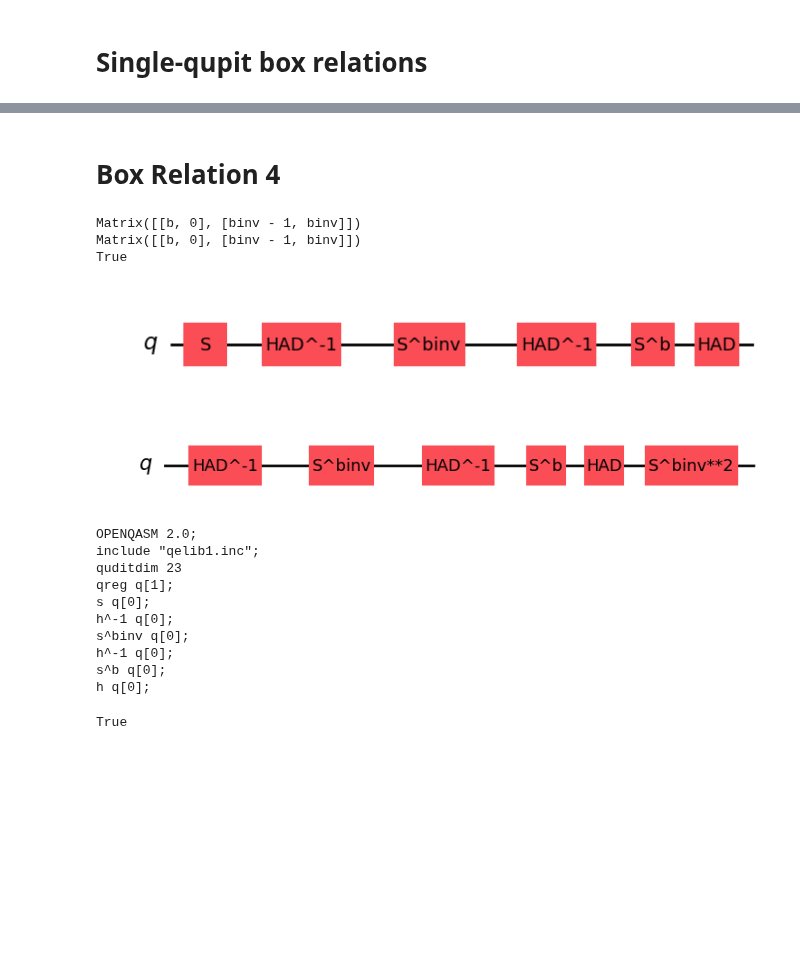
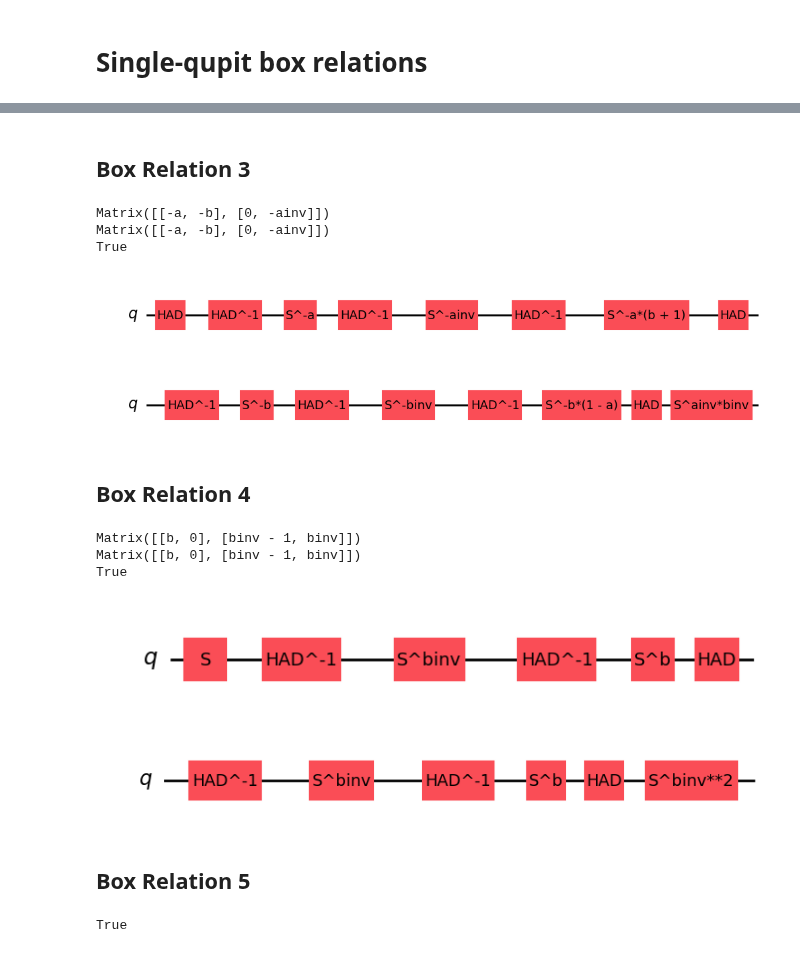
Before and after one commit to SarahMMMLi/QuditClifford, a Jupyter notebook: notebooks/BoxRelation-Soundness.ipynb, the cells around one changed output, grey strips where cells are left out. Saved outputs shown, nothing was run; the diff lists cells and outputs as text; code cells hidden in the pictures; blank space fills up the shorter version.

```diff
--- a/notebooks/BoxRelation-Soundness.ipynb
+++ b/notebooks/BoxRelation-Soundness.ipynb
@@ -306,8 +382,44 @@ Matrix([[1, 0], [-b, 1]])
+# %% [markdown]
+## Box Relation 3
+# %%
+a = symbols("a")
+ainv = symbols("ainv")
+b = symbols("b")
+binv = symbols("binv")
+Ab_neg_a = dizx.Circuit(qudit_amount=1, dim=p)
+Ab_neg_a += H**-1 + S**-b + H**-1 + S**-binv + H**-1 + S**(-b*(-a+1)) + H
+BR3lhs = dizx.Circuit(qudit_amount=1, dim=p)
+BR3rhs = dizx.Circuit(qudit_amount=1, dim=p)
+BR3lhs += H + Aab
+BR3rhs += Ab_neg_a + S**(ainv * binv)
+
+BR3lhs_m = BR3lhs.to_symplectic_matrix()
+BR3lhs_m_reduce = dizx.symplectic.reduce_matrix(BR3lhs_m,[(a,ainv),(b,binv)])
+print(BR3lhs_m_reduce)
+BR3rhs_m = BR3rhs.to_symplectic_matrix()
+BR3rhs_m_reduce = dizx.symplectic.reduce_matrix(BR3rhs_m, [(a,ainv),(b,binv)])
+print(BR3rhs_m_reduce)
+print(dizx.symplectic.compare_matrices(BR3lhs_m_reduce, BR3rhs_m_reduce, modulus=p))
+display(BR3lhs.draw())
+display(BR3rhs.draw())
+
+name_of_file = 'BR3-lhs'
+complete_name = os.path.join(save_to_path, name_of_file+".qasm")
+with open(complete_name, 'w+') as fBR3_lhs:
+    fBR3_lhs.write(BR3lhs.to_qasm())
+name_of_file = 'BR3-rhs'
+complete_name = os.path.join(save_to_path, name_of_file+".qasm")
+with open(complete_name, 'w+') as fBR3_rhs:
+    fBR3_rhs.write(BR3rhs.to_qasm())
+# %% [output]
+Matrix([[-a, -b], [0, -ainv]])
+Matrix([[-a, -b], [0, -ainv]])
+True
+[figure, added]
+[figure, added]
 # %% [markdown]
-# Box Relation 4
+## Box Relation 4
 # %%
-# a = symbols("a")
-# ainv = symbols("ainv")
 b = symbols("b")
 binv = symbols("binv")
 BR4lhs = dizx.Circuit(qudit_amount=1, dim=p)
@@ -318,28 +430,26 @@ BR4lhs_m = BR4lhs.to_symplectic_matrix()
 BR4lhs_m_reduce = dizx.symplectic.reduce_matrix(BR4lhs_m,[(b,binv)])
 print(BR4lhs_m_reduce)
 BR4rhs_m = BR4rhs.to_symplectic_matrix()
+BR4rhs_m_reduce = dizx.symplectic.reduce_matrix(BR4rhs_m, [(b,binv)])
 print(BR4rhs_m_reduce)
-# BR4rhs_m_reduce = dizx.symplectic.reduce_matrix(BR4rhs_m,[(a,ainv),(b,binv)])
-BR4rhs_m_reduce = dizx.symplectic.reduce_matrix(BR4rhs_m, [(b,binv)])
 print(dizx.symplectic.compare_matrices(BR4lhs_m_reduce, BR4rhs_m_reduce, modulus=p))
 display(BR4lhs.draw())
 display(BR4rhs.draw())
 
-print(BR4lhs.to_qasm())
+name_of_file = 'BR4-lhs'
+complete_name = os.path.join(save_to_path, name_of_file+".qasm")
+with open(complete_name, 'w+') as fBR4_lhs:
+    fBR4_lhs.write(BR4lhs.to_qasm())
+name_of_file = 'BR4-rhs'
+complete_name = os.path.join(save_to_path, name_of_file+".qasm")
+with open(complete_name, 'w+') as fBR4_rhs:
+    fBR4_rhs.write(BR4rhs.to_qasm())
 # %% [output]
 Matrix([[b, 0], [binv - 1, binv]])
 Matrix([[b, 0], [binv - 1, binv]])
 True
 [figure]
 [figure]
-OPENQASM 2.0;
-include "qelib1.inc";
-quditdim 23
-qreg q[1];
-s q[0];
-h^-1 q[0];
-s^binv q[0];
-h^-1 q[0];
-s^b q[0];
-h q[0];
+# %% [markdown]
+## Box Relation 5
 # %%
```
Also changed, not shown: parts of 8 cells of this notebook, 12 other files.
